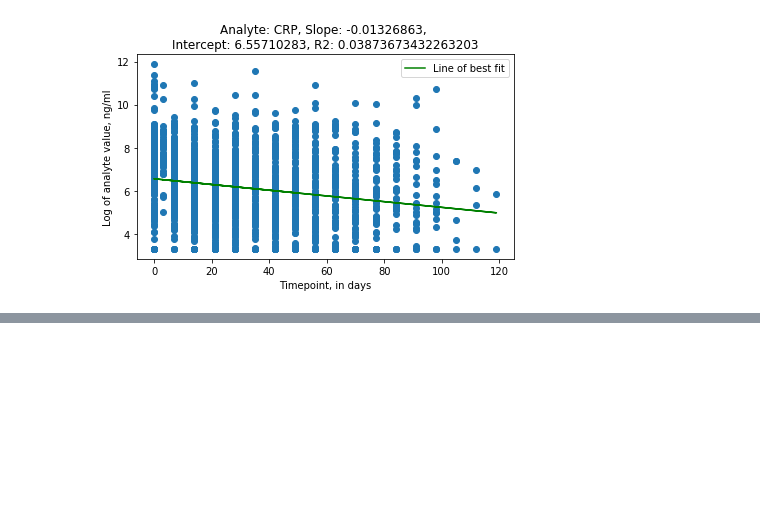
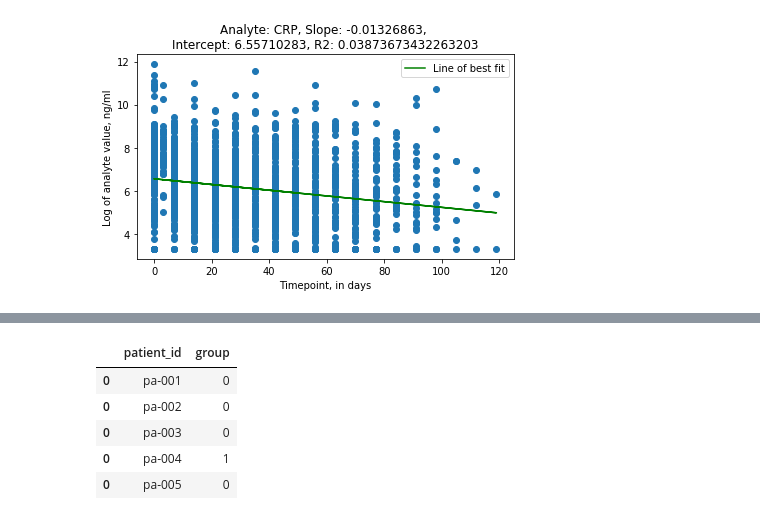
Before and after one commit to MACEPA/DIAMETER, a Jupyter notebook: data_processing/dilution_graphs.ipynb, the cells around one changed output, grey strips where cells are left out. Drawn from its saved outputs; the diff is of its cells as text; code cells hidden in the pictures; blank space fills up the shorter version.

```diff
--- a/data_processing/dilution_graphs.ipynb
+++ b/data_processing/dilution_graphs.ipynb
@@ -169,0 +329,12 @@ for analyte in analytes:
+# %%
+hier = all_pids.copy(deep=True)
+hier['group'] = y_hc
+hier = hier[['patient_id', 'group']]
+hier.head()
+# %% [output]
+|  | patient_id | group |
+| 0 | pa-001 | 0 |
+| 0 | pa-002 | 0 |
+| 0 | pa-003 | 0 |
+| 0 | pa-004 | 1 |
+| 0 | pa-005 | 0 |
```
Also changed, not shown: parts of 13 cells of this notebook, 2 other files.
